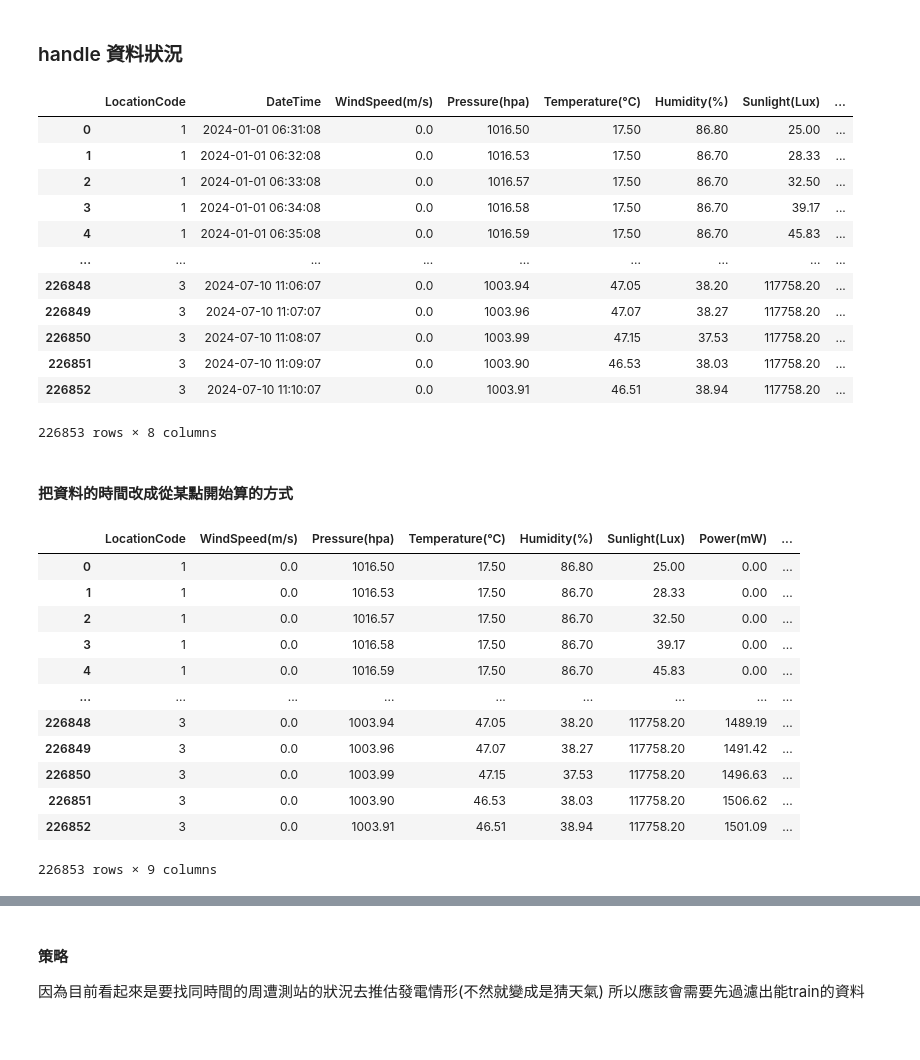
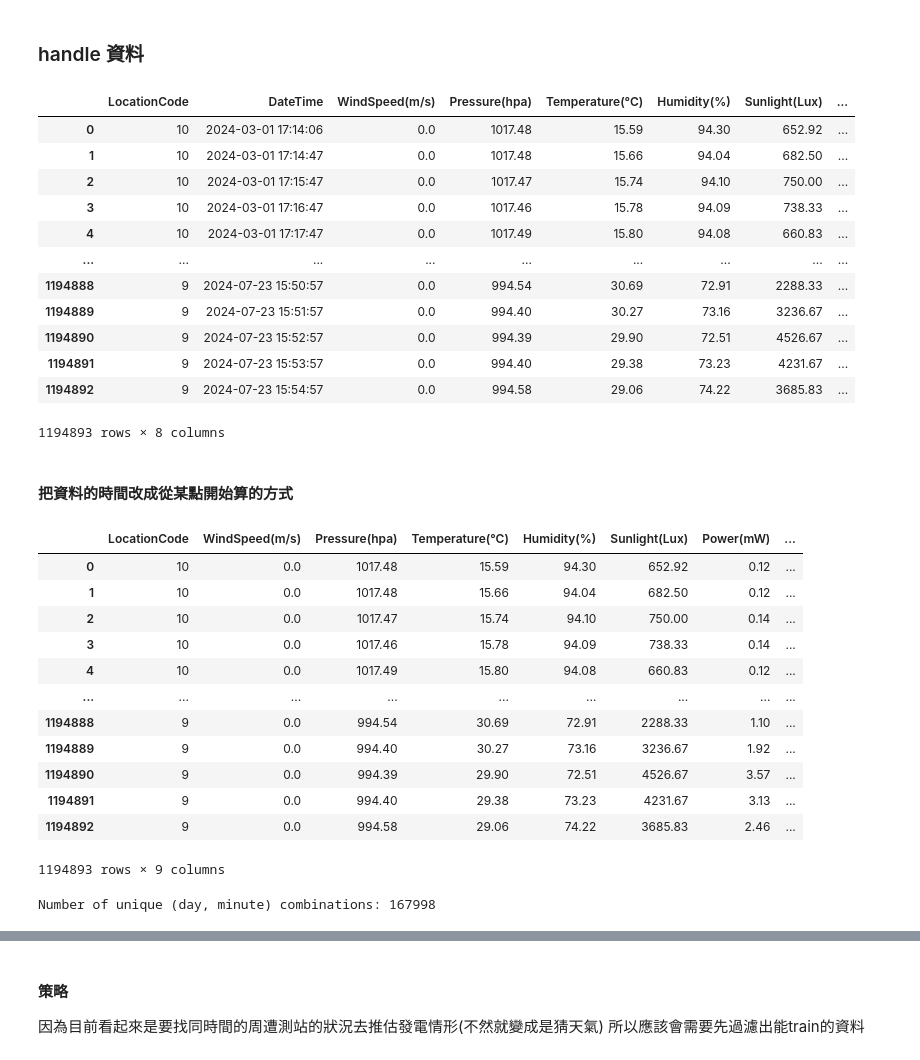
Before and after one commit to tsengcat/2024fall-ds-cp2-tseng, a Jupyter notebook: algorithm.ipynb, the cells around one changed output, grey strips where cells are left out. Cells and saved outputs as stored; diff of their text form; code cells hidden in the pictures.

```diff
--- a/algorithm.ipynb
+++ b/algorithm.ipynb
@@ -5,26 +5,26 @@ import matplotlib.pyplot as plt
 import sklearn as sk
 from sklearn import preprocessing
 # %% [markdown]
-### handle 資料狀況
+### handle 資料
 # %%
 
 # Load the CSV file into a DataFrame
-df = pd.read_csv('ds_clean/specific_ds_clean.csv')
+df = pd.read_csv('ds_clean/ds_clean.csv')
 df
 # %% [output]
 |  | LocationCode | DateTime | WindSpeed(m/s) | Pressure(hpa) | Temperature(°C) | Humidity(%) | Sunlight(Lux) | ... |
-| 0 | 1 | 2024-01-01 06:31:08 | 0.0 | 1016.50 | 17.50 | 86.80 | 25.00 | ... |
-| 1 | 1 | 2024-01-01 06:32:08 | 0.0 | 1016.53 | 17.50 | 86.70 | 28.33 | ... |
-| 2 | 1 | 2024-01-01 06:33:08 | 0.0 | 1016.57 | 17.50 | 86.70 | 32.50 | ... |
-| 3 | 1 | 2024-01-01 06:34:08 | 0.0 | 1016.58 | 17.50 | 86.70 | 39.17 | ... |
-| 4 | 1 | 2024-01-01 06:35:08 | 0.0 | 1016.59 | 17.50 | 86.70 | 45.83 | ... |
+| 0 | 10 | 2024-03-01 17:14:06 | 0.0 | 1017.48 | 15.59 | 94.30 | 652.92 | ... |
+| 1 | 10 | 2024-03-01 17:14:47 | 0.0 | 1017.48 | 15.66 | 94.04 | 682.50 | ... |
+| 2 | 10 | 2024-03-01 17:15:47 | 0.0 | 1017.47 | 15.74 | 94.10 | 750.00 | ... |
+| 3 | 10 | 2024-03-01 17:16:47 | 0.0 | 1017.46 | 15.78 | 94.09 | 738.33 | ... |
+| 4 | 10 | 2024-03-01 17:17:47 | 0.0 | 1017.49 | 15.80 | 94.08 | 660.83 | ... |
 | ... | ... | ... | ... | ... | ... | ... | ... | ... |
-| 226848 | 3 | 2024-07-10 11:06:07 | 0.0 | 1003.94 | 47.05 | 38.20 | 117758.20 | ... |
-| 226849 | 3 | 2024-07-10 11:07:07 | 0.0 | 1003.96 | 47.07 | 38.27 | 117758.20 | ... |
-| 226850 | 3 | 2024-07-10 11:08:07 | 0.0 | 1003.99 | 47.15 | 37.53 | 117758.20 | ... |
-| 226851 | 3 | 2024-07-10 11:09:07 | 0.0 | 1003.90 | 46.53 | 38.03 | 117758.20 | ... |
-| 226852 | 3 | 2024-07-10 11:10:07 | 0.0 | 1003.91 | 46.51 | 38.94 | 117758.20 | ... |
+| 1194888 | 9 | 2024-07-23 15:50:57 | 0.0 | 994.54 | 30.69 | 72.91 | 2288.33 | ... |
+| 1194889 | 9 | 2024-07-23 15:51:57 | 0.0 | 994.40 | 30.27 | 73.16 | 3236.67 | ... |
+| 1194890 | 9 | 2024-07-23 15:52:57 | 0.0 | 994.39 | 29.90 | 72.51 | 4526.67 | ... |
+| 1194891 | 9 | 2024-07-23 15:53:57 | 0.0 | 994.40 | 29.38 | 73.23 | 4231.67 | ... |
+| 1194892 | 9 | 2024-07-23 15:54:57 | 0.0 | 994.58 | 29.06 | 74.22 | 3685.83 | ... |
-226853 rows × 8 columns
+1194893 rows × 8 columns
 # %% [markdown]
 #### 把資料的時間改成從某點開始算的方式
 # %%
@@ -40,15 +40,22 @@ df = df.drop(columns=['DateTime'])
 df
 # %% [output]
 |  | LocationCode | WindSpeed(m/s) | Pressure(hpa) | Temperature(°C) | Humidity(%) | Sunlight(Lux) | Power(mW) | ... |
-| 0 | 1 | 0.0 | 1016.50 | 17.50 | 86.80 | 25.00 | 0.00 | ... |
-| 1 | 1 | 0.0 | 1016.53 | 17.50 | 86.70 | 28.33 | 0.00 | ... |
-| 2 | 1 | 0.0 | 1016.57 | 17.50 | 86.70 | 32.50 | 0.00 | ... |
-| 3 | 1 | 0.0 | 1016.58 | 17.50 | 86.70 | 39.17 | 0.00 | ... |
-| 4 | 1 | 0.0 | 1016.59 | 17.50 | 86.70 | 45.83 | 0.00 | ... |
+| 0 | 10 | 0.0 | 1017.48 | 15.59 | 94.30 | 652.92 | 0.12 | ... |
+| 1 | 10 | 0.0 | 1017.48 | 15.66 | 94.04 | 682.50 | 0.12 | ... |
+| 2 | 10 | 0.0 | 1017.47 | 15.74 | 94.10 | 750.00 | 0.14 | ... |
+| 3 | 10 | 0.0 | 1017.46 | 15.78 | 94.09 | 738.33 | 0.14 | ... |
+| 4 | 10 | 0.0 | 1017.49 | 15.80 | 94.08 | 660.83 | 0.12 | ... |
 | ... | ... | ... | ... | ... | ... | ... | ... | ... |
-| 226848 | 3 | 0.0 | 1003.94 | 47.05 | 38.20 | 117758.20 | 1489.19 | ... |
-| 226849 | 3 | 0.0 | 1003.96 | 47.07 | 38.27 | 117758.20 | 1491.42 | ... |
-| 226850 | 3 | 0.0 | 1003.99 | 47.15 | 37.53 | 117758.20 | 1496.63 | ... |
-| 226851 | 3 | 0.0 | 1003.90 | 46.53 | 38.03 | 117758.20 | 1506.62 | ... |
-| 226852 | 3 | 0.0 | 1003.91 | 46.51 | 38.94 | 117758.20 | 1501.09 | ... |
+| 1194888 | 9 | 0.0 | 994.54 | 30.69 | 72.91 | 2288.33 | 1.10 | ... |
+| 1194889 | 9 | 0.0 | 994.40 | 30.27 | 73.16 | 3236.67 | 1.92 | ... |
+| 1194890 | 9 | 0.0 | 994.39 | 29.90 | 72.51 | 4526.67 | 3.57 | ... |
+| 1194891 | 9 | 0.0 | 994.40 | 29.38 | 73.23 | 4231.67 | 3.13 | ... |
+| 1194892 | 9 | 0.0 | 994.58 | 29.06 | 74.22 | 3685.83 | 2.46 | ... |
-226853 rows × 9 columns
+1194893 rows × 9 columns
+# %%
+unique_day_minute_combinations = df[['DayOfYear', 'MinutesSinceStartOfDay']].drop_duplicates()
+num_unique_combinations = unique_day_minute_combinations.shape[0]
+print(f"Number of unique (day, minute) combinations: {num_unique_combinations}")
+# Number of unique (day, minute) combinations: 135606
+# %% [output]
+Number of unique (day, minute) combinations: 167998
```
Also changed, not shown: parts of 4 cells of this notebook, 1 other file.
